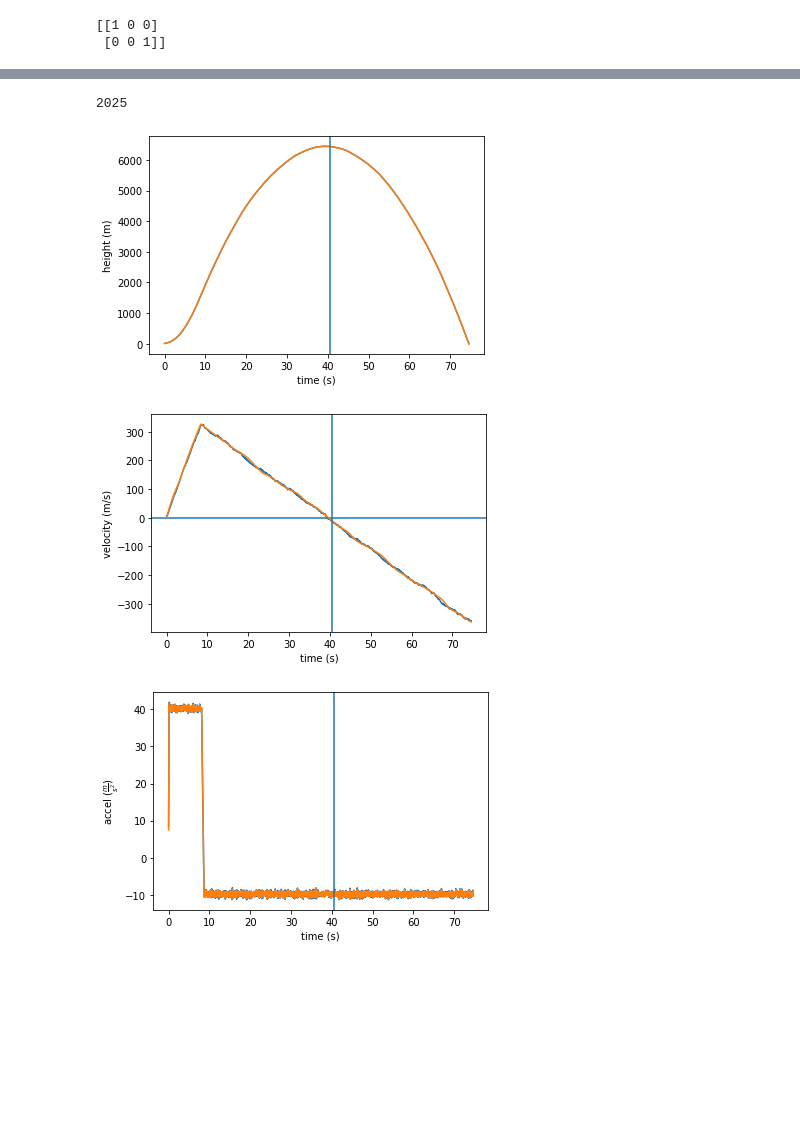
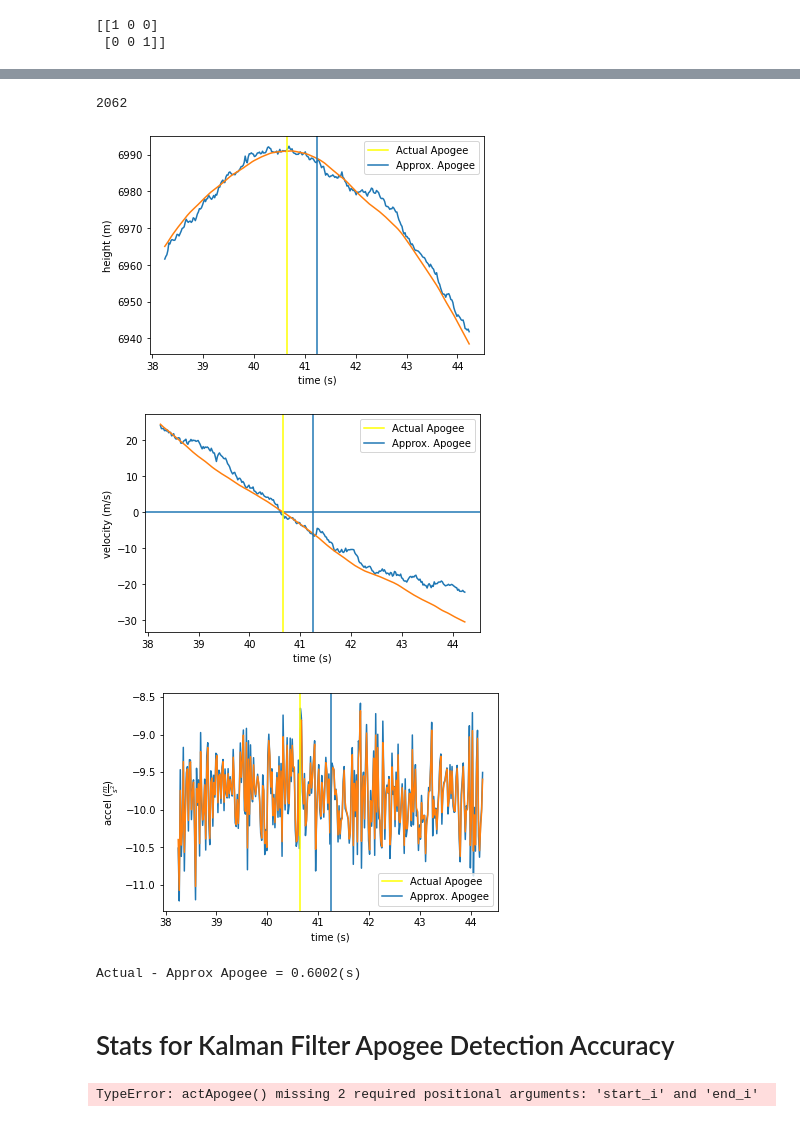
Before and after one commit to Space-Enterprise-at-Berkeley/Tests, a Jupyter notebook: Barometer Apogee detection test.ipynb, the cells around one changed output, grey strips where cells are left out. Saved outputs shown, nothing was run; the diff lists cells and outputs as text; code cells hidden in the pictures; blank space fills up the shorter version.

Commit message:
added more functionality to kalman.plot_states and Statistics section to test kalman filter accuracy

```diff
--- a/Barometer Apogee detection test.ipynb
+++ b/Barometer Apogee detection test.ipynb
@@ -78,6 +78,11 @@ def generate_data(noisy = False):
     return np.asarray(state), np.linspace(0, t, len(state))
 # %%
 raw_data, T = generate_data(True)
+
+# Here to make sure that we get data that can represent an actual test
+while(len(T) < 100):
+    raw_data, T = generate_data(True)
+
 print("total time: {} s".format(T[-1]))
 print("num steps: {}".format(len(raw_data)))
 # %% [output]
@@ -141,9 +151,31 @@ kalman.plot_states(T, raw_data, 0, 100000, filtered_data)
 # %%
+# Index of apogee w/ respect to time array T
 apogee = kalman.Apogee(filtered_data[:,0,0])
 print(apogee)
-kalman.plot_states(T, raw_data, 0, 100000, filtered_data, T[apogee])
+apogee_start_idx = apogee - 150
+apogee_end_idx = apogee + 150
+
+kalman.plot_states(T, raw_data, apogee_start_idx, apogee_end_idx, filtered_data, T[apogee])
 # %% [output]
-2025
+2062
-[figure, old version]
+[figure, new version]
-[figure, old version]
+[figure, new version]
-[figure, old version]
+[figure, new version]
+Actual - Approx Apogee = 0.6002(s)
+# %% [markdown]
+# Stats for Kalman Filter Apogee Detection Accuracy
+# %%
+stats = np.array([0]) #Time to detect apogee
+
+for i in range(1000):
+    raw_data, T = generate_data(True)
+    z = np.asarray([H@x for x in raw_data])
+    filt_data = kalman.kalman(z)
+    apogee = kalman.Apogee(filt_data[:,0,0])
+    actual_apogee = kalman.actApogee(filt_data[:,1,0])
+    diff = T[apogee] - T[actual_apogee]
+    np.append(stats, diff)
+
+print(np.shape(stats))
+# %% [output]
+TypeError: actApogee() missing 2 required positional arguments: 'start_i' and 'end_i'
```
Also changed, not shown: parts of 7 cells of this notebook, 1 other file.
